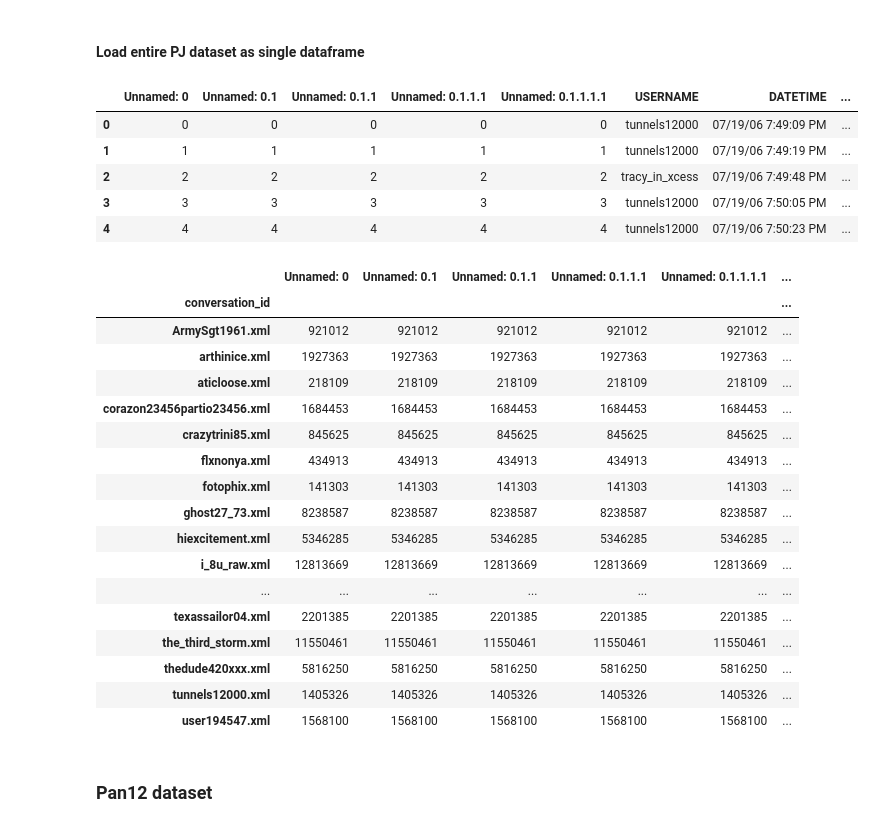
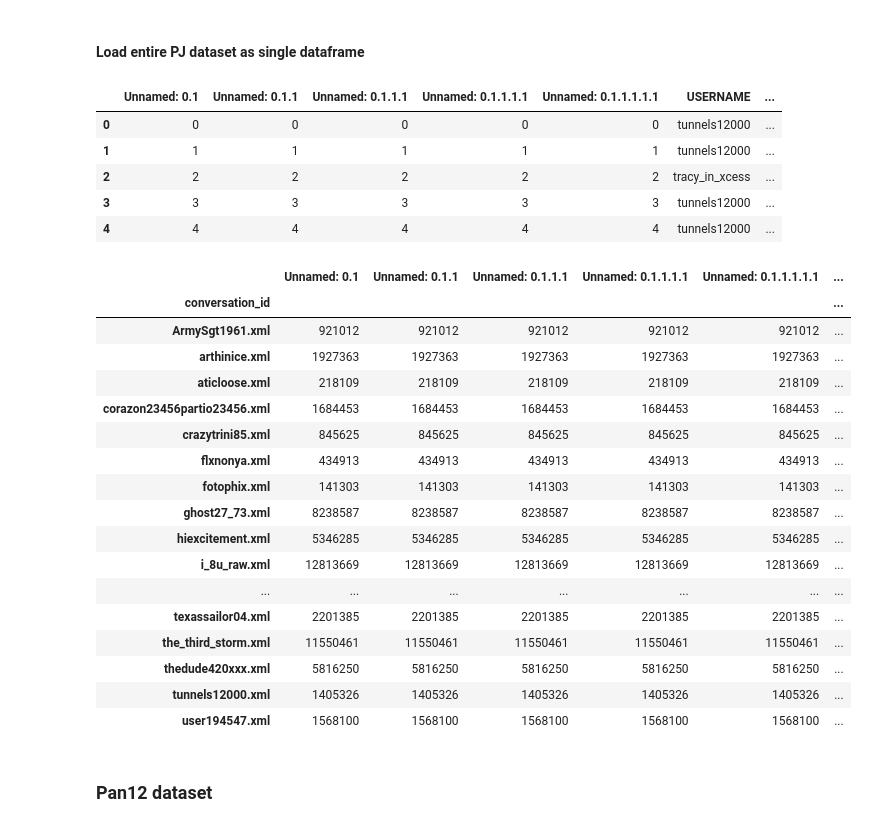
Before and after one commit to mryanivtal/cybersecurity_hw2, a Jupyter notebook: cyber_hw2.ipynb, the cells around one changed output. Saved outputs shown, nothing was run; the diff lists cells and outputs as text; code cells hidden in the pictures.

```diff
--- a/cyber_hw2.ipynb
+++ b/cyber_hw2.ipynb
@@ -518,34 +518,34 @@ def load_pj_dataset(data_folder:Path):
 # %%
 PJ_PREPROCESSED_CSV_PATH = OUTPUT_FOLDER / Path('pj_preprocessed_dataframe.csv')
 PJ_FULL_RAW_CSV = OUTPUT_FOLDER / Path('pan12_raw_full.csv')
 
 if CREATE_FULL_PJ_DATAFRAME == 'Process':
     # load original dataset
     pj_df = load_pj_dataset(PJ_DATA_FOLDER)
     pj_df.to_csv(PJ_FULL_RAW_CSV)
 
     # preprocess and add features
     preprocess_args = {'stemmer': PorterStemmer(),
                         'speller': SpellChecker(),
                         'words_to_remove': set(stopwords.words('english')),
                         'emoticons': emoticons,
                         'chat_slang': chat_slang,
                         }
 
     pj_df = preprocess_df_for_bow(pj_df, 'BODY', **preprocess_args)
     pj_df = add_wordlist_features(pj_df, 'preprocessed_bow', sex_word_list, family_word_list, meeting_word_list)
     pj_df.to_csv(PJ_PREPROCESSED_CSV_PATH)
 
 elif CREATE_FULL_PJ_DATAFRAME == 'Load':
-    pj_df = pd.read_csv(PJ_PREPROCESSED_CSV_PATH)
+    pj_df = pd.read_csv(PJ_PREPROCESSED_CSV_PATH, index_col=0)
 
 
 pj_df = pj_df[pj_df['preprocessed_bow'].notna()]
 pj_df.head()
 # %% [output]
-|  | Unnamed: 0 | Unnamed: 0.1 | Unnamed: 0.1.1 | Unnamed: 0.1.1.1 | Unnamed: 0.1.1.1.1 | USERNAME | DATETIME | ... |
-| 0 | 0 | 0 | 0 | 0 | 0 | tunnels12000 | 07/19/06 7:49:09 PM | ... |
-| 1 | 1 | 1 | 1 | 1 | 1 | tunnels12000 | 07/19/06 7:49:19 PM | ... |
-| 2 | 2 | 2 | 2 | 2 | 2 | tracy_in_xcess | 07/19/06 7:49:48 PM | ... |
-| 3 | 3 | 3 | 3 | 3 | 3 | tunnels12000 | 07/19/06 7:50:05 PM | ... |
-| 4 | 4 | 4 | 4 | 4 | 4 | tunnels12000 | 07/19/06 7:50:23 PM | ... |
+|  | Unnamed: 0.1 | Unnamed: 0.1.1 | Unnamed: 0.1.1.1 | Unnamed: 0.1.1.1.1 | Unnamed: 0.1.1.1.1.1 | USERNAME | ... |
+| 0 | 0 | 0 | 0 | 0 | 0 | tunnels12000 | ... |
+| 1 | 1 | 1 | 1 | 1 | 1 | tunnels12000 | ... |
+| 2 | 2 | 2 | 2 | 2 | 2 | tracy_in_xcess | ... |
+| 3 | 3 | 3 | 3 | 3 | 3 | tunnels12000 | ... |
+| 4 | 4 | 4 | 4 | 4 | 4 | tunnels12000 | ... |
@@ -555,7 +552,7 @@ pj_df.to_csv(PJ_PREPROCESSED_CSV_PATH)
 # %%
 pj_df.groupby(['conversation_id']).sum()
 # %% [output]
-|  | Unnamed: 0 | Unnamed: 0.1 | Unnamed: 0.1.1 | Unnamed: 0.1.1.1 | Unnamed: 0.1.1.1.1 | ... |
+|  | Unnamed: 0.1 | Unnamed: 0.1.1 | Unnamed: 0.1.1.1 | Unnamed: 0.1.1.1.1 | Unnamed: 0.1.1.1.1.1 | ... |
 | conversation_id |  |  |  |  |  | ... |
 | ArmySgt1961.xml | 921012 | 921012 | 921012 | 921012 | 921012 | ... |
 | arthinice.xml | 1927363 | 1927363 | 1927363 | 1927363 | 1927363 | ... |
```
Also changed, not shown: parts of 5 cells of this notebook, 57 other files.
